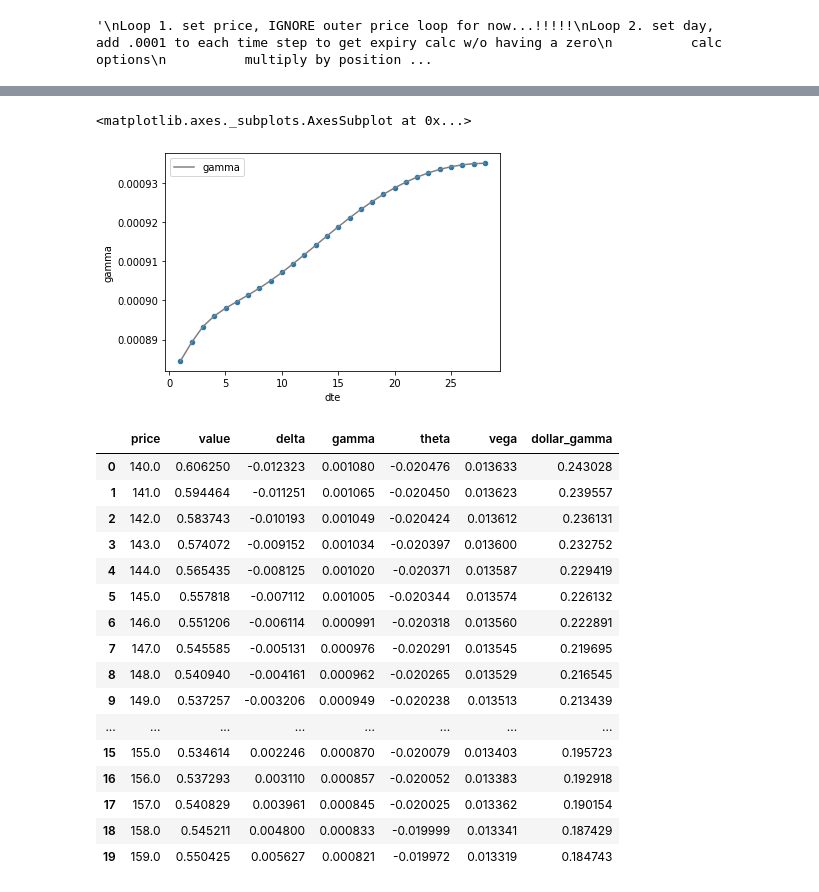
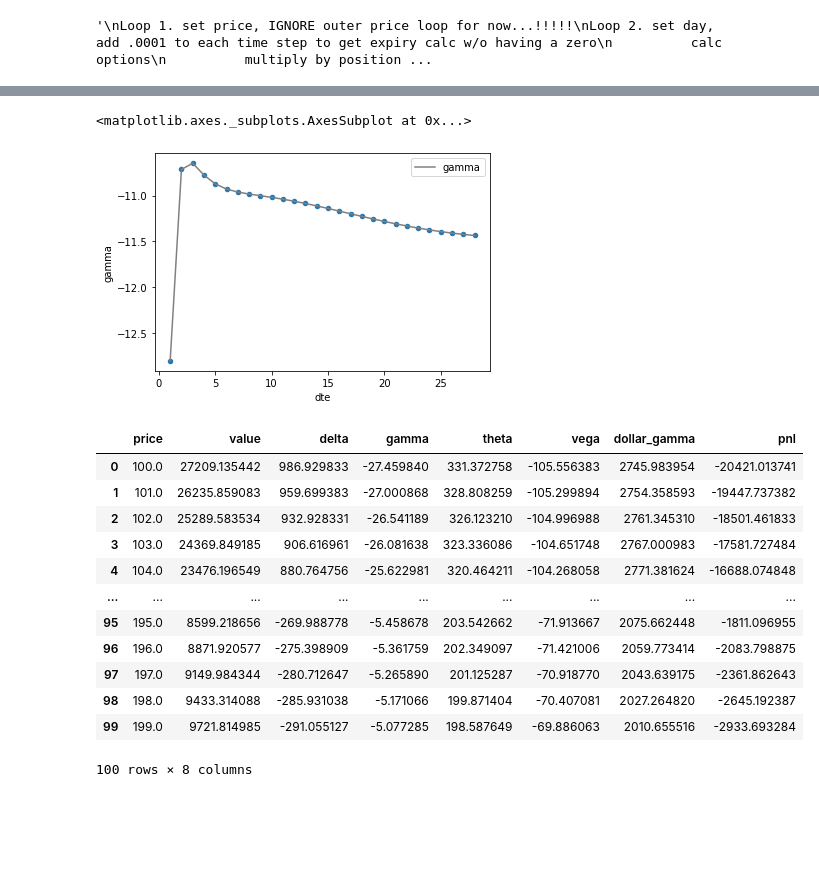
Before and after one commit to jimtoberfest/options_notebooks, a Jupyter notebook: synthetic_variance_swap.ipynb, the cells around one changed output, grey strips where cells are left out. Saved outputs shown, nothing was run; the diff lists cells and outputs as text; code cells hidden in the pictures; blank space fills up the shorter version.

```diff
--- a/synthetic_variance_swap.ipynb
+++ b/synthetic_variance_swap.ipynb
@@ -52,10 +52,12 @@ options_final['mid'] = ((options_final['ask'] - options_final['bid']) / 2) + opt
 # Weighting of the Strikes according to:   K_wt =(c / K^2)
 
 
-options_final['weighted_K'] = 1 / (options_final['strike']**2)
+options_final['weighted_K'] = 50000 / (options_final['strike']**2)
 
 # options_final['weighted_K'] = 500 / (options_final['strike'])
 
+# options_final['weighted_K'] = 1
+
 options_final.tail()
 # %% [output]
 |  | contractSymbol | lastTradeDate | strike | lastPrice | bid | ask | change | percentChange | volume | ... |
@@ -132,7 +134,7 @@ v_ops = options_final.copy()
 # %%
 v_ops['wt_K'] = round(v_ops['weighted_K'])
 
-v_ops['wt_K'] = v_ops['weighted_K']
+# v_ops['wt_K'] = v_ops['weighted_K']
 # %% [markdown]
 #Calc Position Greeks
 # %%
@@ -228,7 +229,7 @@ holding = pd.DataFrame(columns=columns)
 
 # Days Loop
 for days in range(1, 29):
-  days = days + .001
+  days = days
 
 
   values = []
@@ -245,6 +246,7 @@ for days in range(1, 29):
     r = 1.01
     t = days
     v = v_ops.iloc[i]['impliedVolatility']
+    # v = .80
     type = v_ops.iloc[i]['type']
 
     # print("inputs: ", K, St, r, t, v, type)
@@ -269,10 +271,10 @@ for days in range(1, 29):
     vega.append(ve)
 
   vs = sum(values) * 100
-  ds = sum(delta) * 100
-  gs = sum(gamma) * 100
-  ts = sum(theta) * 100
-  vegs = sum(vega) * 100
+  ds = sum(delta) * 100 * -1
+  gs = sum(gamma) * 100 * -1
+  ts = sum(theta) * 100 * -1
+  vegs = sum(vega) * 100 * -1
 
   t_list = [days,vs,ds,gs,ts,vegs]
   # print(t_list)
@@ -305,14 +307,16 @@ ax = holding.plot.scatter(x='dte', y='gamma')
 holding.plot.line(x='dte', y='gamma', ax=ax, color='grey')
 # %% [output]
 <matplotlib.axes._subplots.AxesSubplot at 0x...>
-[figure, old version]
+[figure, new version]
 # %%
 columns = ['price', 'value', 'delta', 'gamma', 'theta', 'vega']
 price_holding = pd.DataFrame(columns=columns)
 
 S = 150
 # Price Loop
-for price in range(140,160):
+base = holding.iloc[27]['value']
+
+for price in range(100,200):
 
   values = []
   delta = []
@@ -326,11 +330,14 @@ for price in range(140,160):
     K = v_ops.iloc[i]['strike']
     St = price
     r = 1.01
-    t = 28
+    t = 15
     v = v_ops.iloc[i]['impliedVolatility']
+    v = .80
+
+
     type = v_ops.iloc[i]['type']
 
-    # print("inputs: ", K, St, r, t, v, type)
+    # print("inputs: ", price,K, St, r, t, v, type)
 
     n = op.black_scholes(K=K, St=St, r=r, t=t,
                       v=v*100, type=type)
@@ -352,32 +359,29 @@ for price in range(140,160):
     vega.append(ve)
 
   vs = sum(values) * 100
-  ds = sum(delta) * 100
-  gs = sum(gamma) * 100
-  ts = sum(theta) * 100
-  vegs = sum(vega) * 100
+  ds = sum(delta) * 100 * -1
+  gs = sum(gamma) * 100 * -1
+  ts = sum(theta) * 100 * -1
+  vegs = sum(vega) * 100 * -1
 
   t_list = [price,vs,ds,gs,ts,vegs]
   # print(t_list)
   price_holding = price_holding.append(pd.Series(t_list, index=price_holding.columns), ignore_index=True)
 # %%
-price_holding['dollar_gamma'] = (price_holding['gamma']/100) * S**2
+price_holding['dollar_gamma'] = (price_holding['gamma']/100) * price_holding['price']**2 * -1
+price_holding['pnl'] = price_holding['value']*-1 + holding.iloc[27]['value']
 price_holding
 # %% [output]
-|  | price | value | delta | gamma | theta | vega | dollar_gamma |
-| 0 | 140.0 | 0.606250 | -0.012323 | 0.001080 | -0.020476 | 0.013633 | 0.243028 |
-| 1 | 141.0 | 0.594464 | -0.011251 | 0.001065 | -0.020450 | 0.013623 | 0.239557 |
-| 2 | 142.0 | 0.583743 | -0.010193 | 0.001049 | -0.020424 | 0.013612 | 0.236131 |
-| 3 | 143.0 | 0.574072 | -0.009152 | 0.001034 | -0.020397 | 0.013600 | 0.232752 |
-| 4 | 144.0 | 0.565435 | -0.008125 | 0.001020 | -0.020371 | 0.013587 | 0.229419 |
-| 5 | 145.0 | 0.557818 | -0.007112 | 0.001005 | -0.020344 | 0.013574 | 0.226132 |
-| 6 | 146.0 | 0.551206 | -0.006114 | 0.000991 | -0.020318 | 0.013560 | 0.222891 |
-| 7 | 147.0 | 0.545585 | -0.005131 | 0.000976 | -0.020291 | 0.013545 | 0.219695 |
-| 8 | 148.0 | 0.540940 | -0.004161 | 0.000962 | -0.020265 | 0.013529 | 0.216545 |
-| 9 | 149.0 | 0.537257 | -0.003206 | 0.000949 | -0.020238 | 0.013513 | 0.213439 |
-| ... | ... | ... | ... | ... | ... | ... | ... |
-| 15 | 155.0 | 0.534614 | 0.002246 | 0.000870 | -0.020079 | 0.013403 | 0.195723 |
-| 16 | 156.0 | 0.537293 | 0.003110 | 0.000857 | -0.020052 | 0.013383 | 0.192918 |
-| 17 | 157.0 | 0.540829 | 0.003961 | 0.000845 | -0.020025 | 0.013362 | 0.190154 |
-| 18 | 158.0 | 0.545211 | 0.004800 | 0.000833 | -0.019999 | 0.013341 | 0.187429 |
-| 19 | 159.0 | 0.550425 | 0.005627 | 0.000821 | -0.019972 | 0.013319 | 0.184743 |
+|  | price | value | delta | gamma | theta | vega | dollar_gamma | pnl |
+| 0 | 100.0 | 27209.135442 | 986.929833 | -27.459840 | 331.372758 | -105.556383 | 2745.983954 | -20421.013741 |
+| 1 | 101.0 | 26235.859083 | 959.699383 | -27.000868 | 328.808259 | -105.299894 | 2754.358593 | -19447.737382 |
+| 2 | 102.0 | 25289.583534 | 932.928331 | -26.541189 | 326.123210 | -104.996988 | 2761.345310 | -18501.461833 |
+| 3 | 103.0 | 24369.849185 | 906.616961 | -26.081638 | 323.336086 | -104.651748 | 2767.000983 | -17581.727484 |
+| 4 | 104.0 | 23476.196549 | 880.764756 | -25.622981 | 320.464211 | -104.268058 | 2771.381624 | -16688.074848 |
+| ... | ... | ... | ... | ... | ... | ... | ... | ... |
+| 95 | 195.0 | 8599.218656 | -269.988778 | -5.458678 | 203.542662 | -71.913667 | 2075.662448 | -1811.096955 |
+| 96 | 196.0 | 8871.920577 | -275.398909 | -5.361759 | 202.349097 | -71.421006 | 2059.773414 | -2083.798875 |
+| 97 | 197.0 | 9149.984344 | -280.712647 | -5.265890 | 201.125287 | -70.918770 | 2043.639175 | -2361.862643 |
+| 98 | 198.0 | 9433.314088 | -285.931038 | -5.171066 | 199.871404 | -70.407081 | 2027.264820 | -2645.192387 |
+| 99 | 199.0 | 9721.814985 | -291.055127 | -5.077285 | 198.587649 | -69.886063 | 2010.655516 | -2933.693284 |
+100 rows × 8 columns
```
Also changed, not shown: parts of 8 cells of this notebook.
